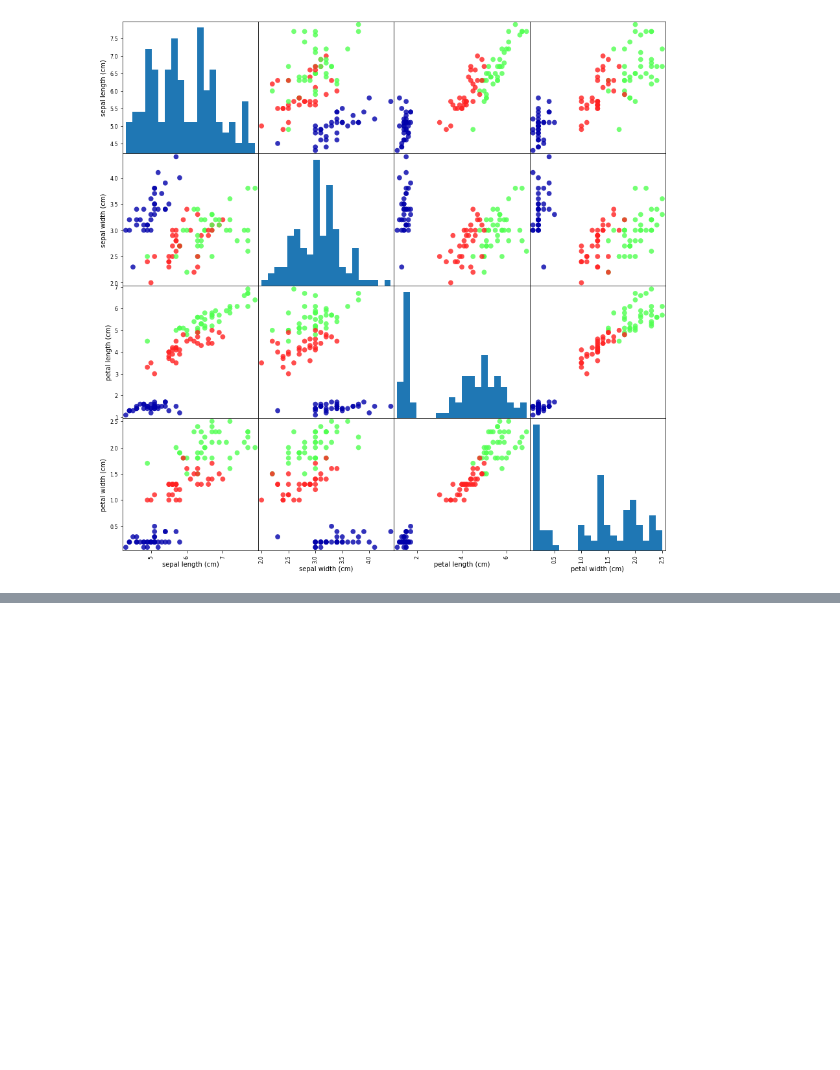
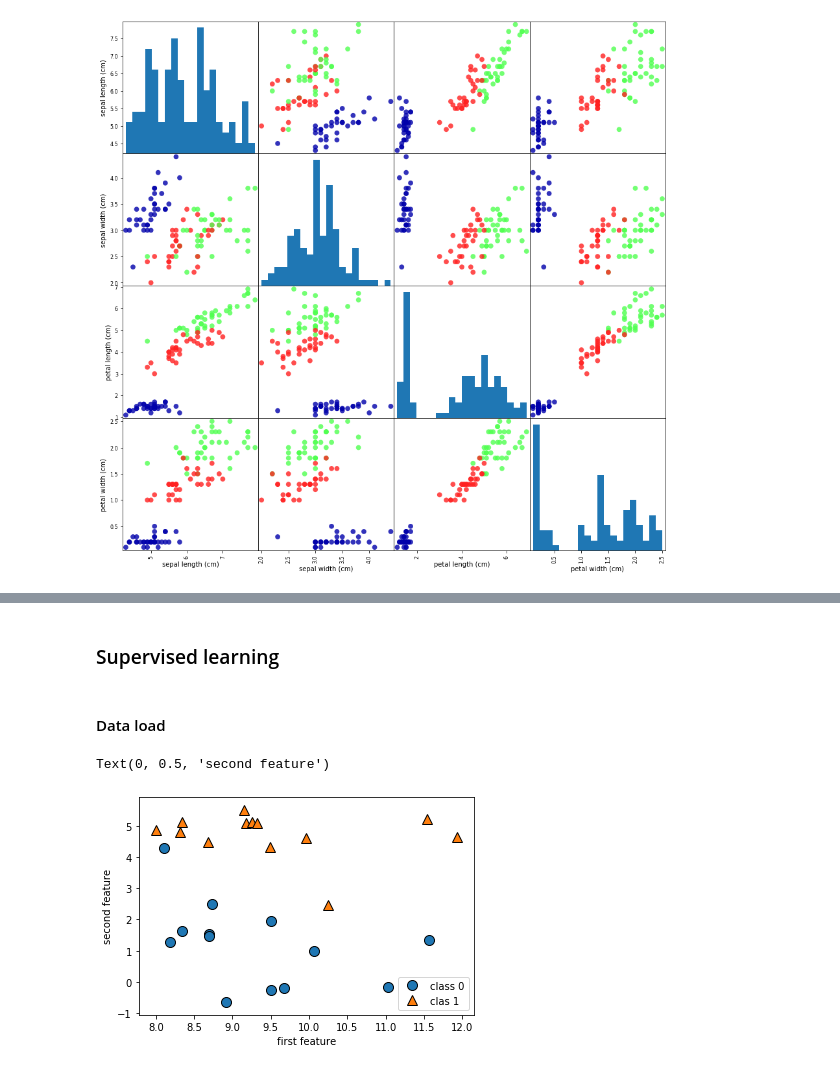
Before and after one commit to insunnydayz/sunny, a Jupyter notebook: 30days of coding.ipynb, the cells around one changed output, grey strips where cells are left out. Cells and saved outputs as stored; diff of their text form; code cells hidden in the pictures; blank space fills up the shorter version.

```diff
--- a/30days of coding.ipynb
+++ b/30days of coding.ipynb
@@ -93,0 +137,4 @@ array([[<matplotlib.axes._subplots.AxesSubplot object at 0x...>,
+# %% [markdown]
+### Supervised learning
+# %% [markdown]
+#### Data load
@@ -93,0 +144,11 @@ array([[<matplotlib.axes._subplots.AxesSubplot object at 0x...>,
+# %%
+#data set 만들기
+X, y = mglearn.datasets.make_forge()
+#scatter plot
+mglearn.discrete_scatter(X[:,0], X[:,1], y)
+plt.legend(["class 0", "clas 1"], loc =4)
+plt.xlabel("first feature")
+plt.ylabel("second feature")
+# %% [output]
+Text(0, 0.5, 'second feature')
+[figure, added]
```
Also changed, not shown: parts of 17 cells of this notebook.
